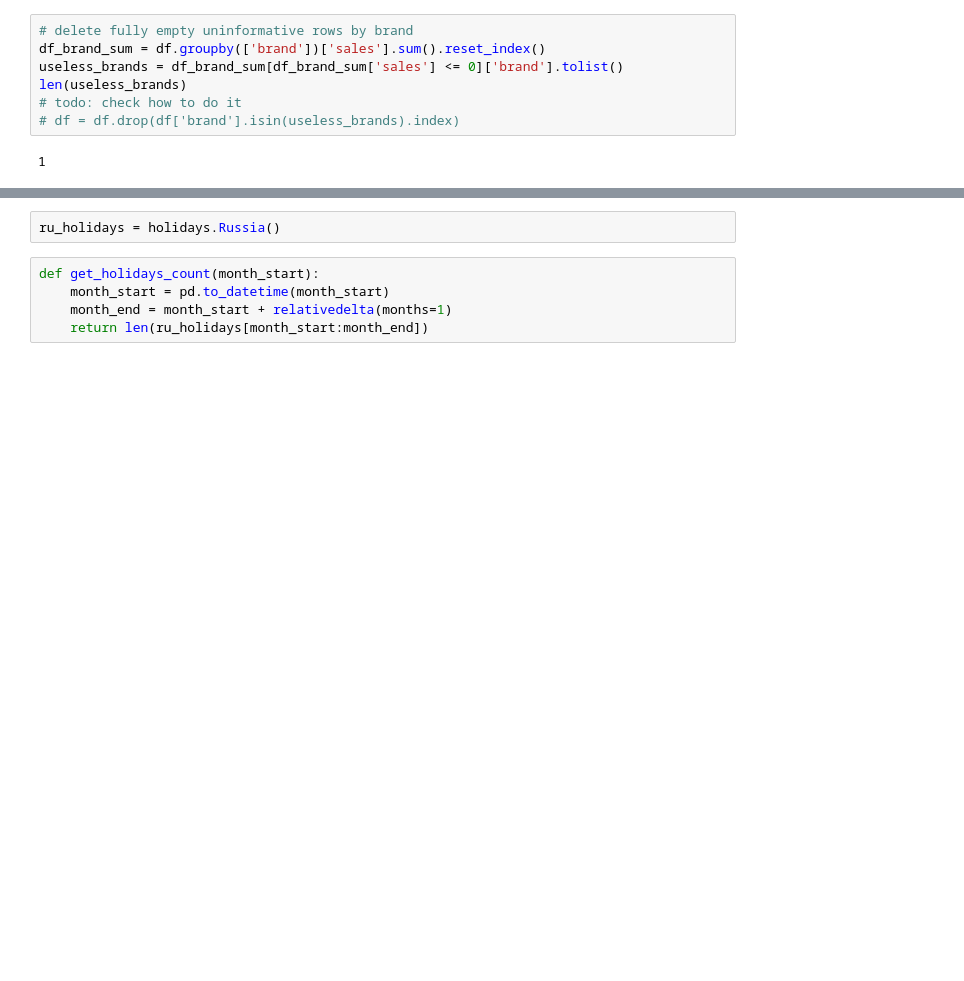
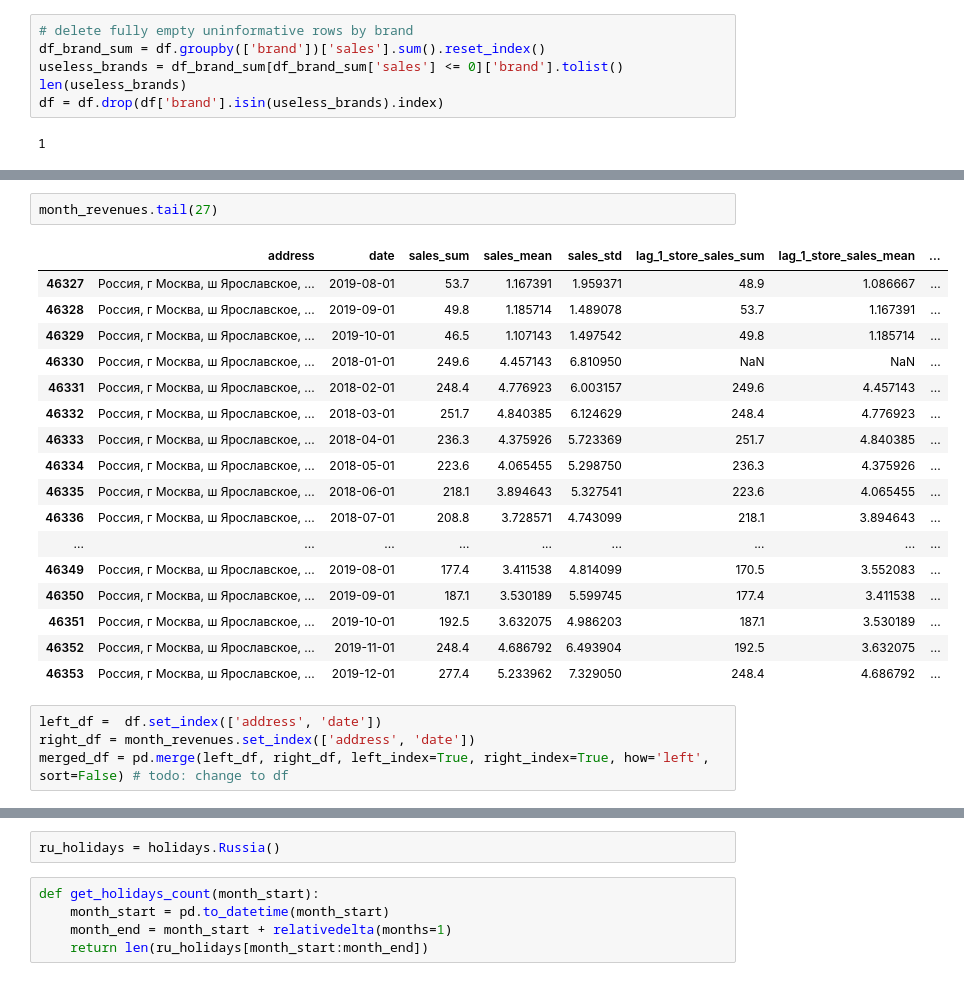
Before and after one commit to denis19973/projector-course_work, a Jupyter notebook: notebooks/EDA.ipynb, the cells around one changed output, grey strips where cells are left out. Cells and saved outputs as stored; diff of their text form; blank space fills up the shorter version.

```diff
--- a/notebooks/EDA.ipynb
+++ b/notebooks/EDA.ipynb
@@ -153,8 +124,7 @@ df_address_sum.sort_values(by=['sales'])
 df_brand_sum = df.groupby(['brand'])['sales'].sum().reset_index()
 useless_brands = df_brand_sum[df_brand_sum['sales'] <= 0]['brand'].tolist()
 len(useless_brands)
-# todo: check how to do it
-# df = df.drop(df['brand'].isin(useless_brands).index)
+df = df.drop(df['brand'].isin(useless_brands).index)
 # %% [output]
 1
 # %%
@@ -162,0 +152,24 @@ df = df.dropna(subset=['sales'])
+# %%
+month_revenues.tail(27)
+# %% [output]
+|  | address | date | sales_sum | sales_mean | sales_std | lag_1_store_sales_sum | lag_1_store_sales_mean | ... |
+| 46327 | Россия, г Москва, ш Ярославское, ... | 2019-08-01 | 53.7 | 1.167391 | 1.959371 | 48.9 | 1.086667 | ... |
+| 46328 | Россия, г Москва, ш Ярославское, ... | 2019-09-01 | 49.8 | 1.185714 | 1.489078 | 53.7 | 1.167391 | ... |
+| 46329 | Россия, г Москва, ш Ярославское, ... | 2019-10-01 | 46.5 | 1.107143 | 1.497542 | 49.8 | 1.185714 | ... |
+| 46330 | Россия, г Москва, ш Ярославское, ... | 2018-01-01 | 249.6 | 4.457143 | 6.810950 | NaN | NaN | ... |
+| 46331 | Россия, г Москва, ш Ярославское, ... | 2018-02-01 | 248.4 | 4.776923 | 6.003157 | 249.6 | 4.457143 | ... |
+| 46332 | Россия, г Москва, ш Ярославское, ... | 2018-03-01 | 251.7 | 4.840385 | 6.124629 | 248.4 | 4.776923 | ... |
+| 46333 | Россия, г Москва, ш Ярославское, ... | 2018-04-01 | 236.3 | 4.375926 | 5.723369 | 251.7 | 4.840385 | ... |
+| 46334 | Россия, г Москва, ш Ярославское, ... | 2018-05-01 | 223.6 | 4.065455 | 5.298750 | 236.3 | 4.375926 | ... |
+| 46335 | Россия, г Москва, ш Ярославское, ... | 2018-06-01 | 218.1 | 3.894643 | 5.327541 | 223.6 | 4.065455 | ... |
+| 46336 | Россия, г Москва, ш Ярославское, ... | 2018-07-01 | 208.8 | 3.728571 | 4.743099 | 218.1 | 3.894643 | ... |
+| ... | ... | ... | ... | ... | ... | ... | ... | ... |
+| 46349 | Россия, г Москва, ш Ярославское, ... | 2019-08-01 | 177.4 | 3.411538 | 4.814099 | 170.5 | 3.552083 | ... |
+| 46350 | Россия, г Москва, ш Ярославское, ... | 2019-09-01 | 187.1 | 3.530189 | 5.599745 | 177.4 | 3.411538 | ... |
+| 46351 | Россия, г Москва, ш Ярославское, ... | 2019-10-01 | 192.5 | 3.632075 | 4.986203 | 187.1 | 3.530189 | ... |
+| 46352 | Россия, г Москва, ш Ярославское, ... | 2019-11-01 | 248.4 | 4.686792 | 6.493904 | 192.5 | 3.632075 | ... |
+| 46353 | Россия, г Москва, ш Ярославское, ... | 2019-12-01 | 277.4 | 5.233962 | 7.329050 | 248.4 | 4.686792 | ... |
+# %%
+left_df =  df.set_index(['address', 'date'])
+right_df = month_revenues.set_index(['address', 'date'])
+merged_df = pd.merge(left_df, right_df, left_index=True, right_index=True, how='left', sort=False) # todo: change to df
```
Also changed, not shown: parts of 85 cells of this notebook, 9 other files.
